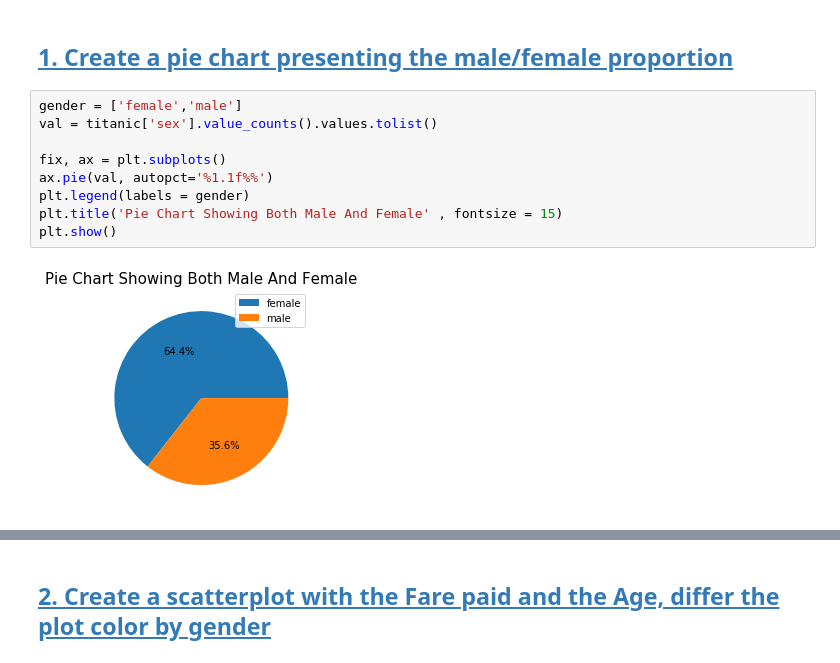
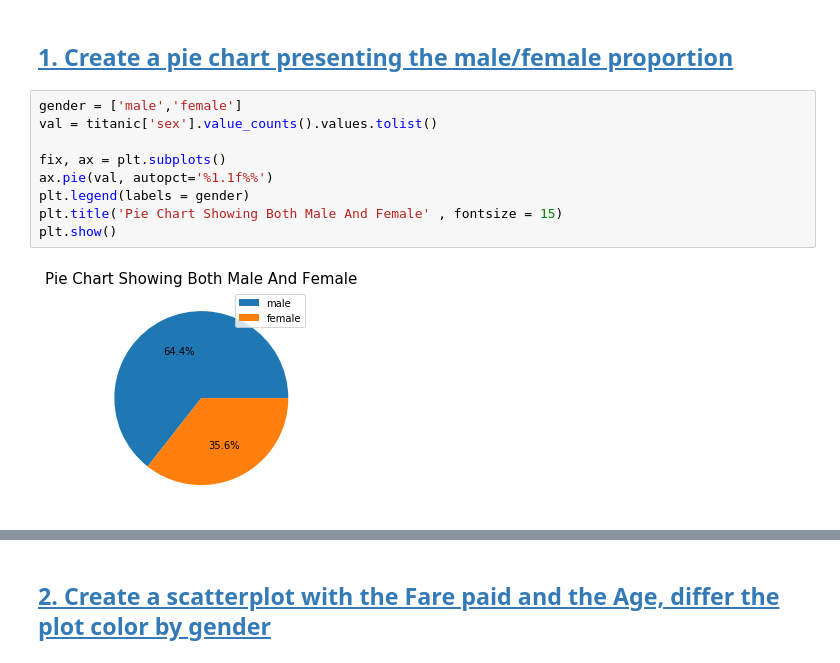
Before and after one commit to RancyChepchirchir/Assignments, a Jupyter notebook: 06_Assignment_number6.ipynb, the cells around one changed output, grey strips where cells are left out. Drawn from its saved outputs; the diff is of its cells as text.

```diff
--- a/06_Assignment_number6.ipynb
+++ b/06_Assignment_number6.ipynb
@@ -24,13 +24,13 @@ titanic.head()
 # %% [markdown]
 ## [1. Create a pie chart presenting the male/female proportion](#0)
 # %%
-gender = ['female','male']
+gender = ['male','female']
 val = titanic['sex'].value_counts().values.tolist()
 
 fix, ax = plt.subplots()
 ax.pie(val, autopct='%1.1f%%')
 plt.legend(labels = gender)
 plt.title('Pie Chart Showing Both Male And Female' , fontsize = 15)
 plt.show()
 # %% [output]
-[figure, old version]
+[figure, new version]
```
Also changed, not shown: parts of 2 cells of this notebook.
